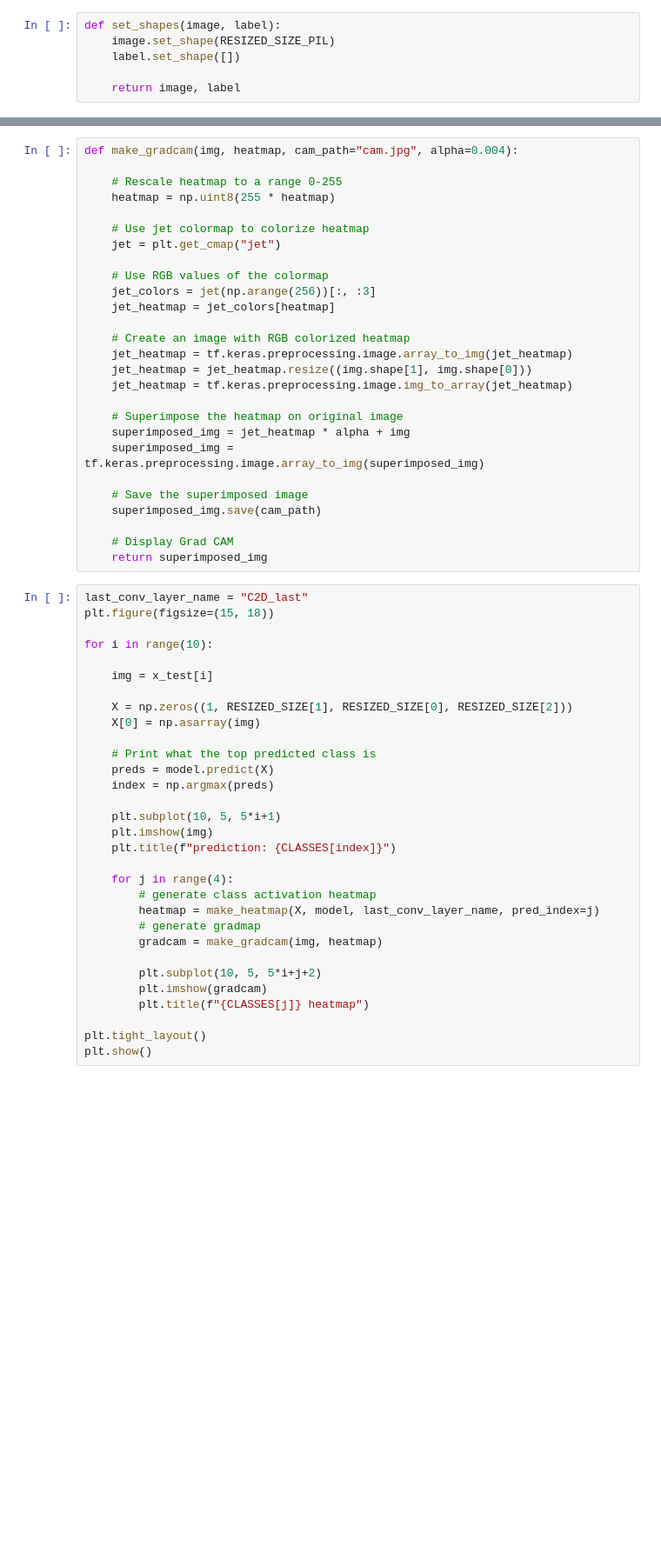
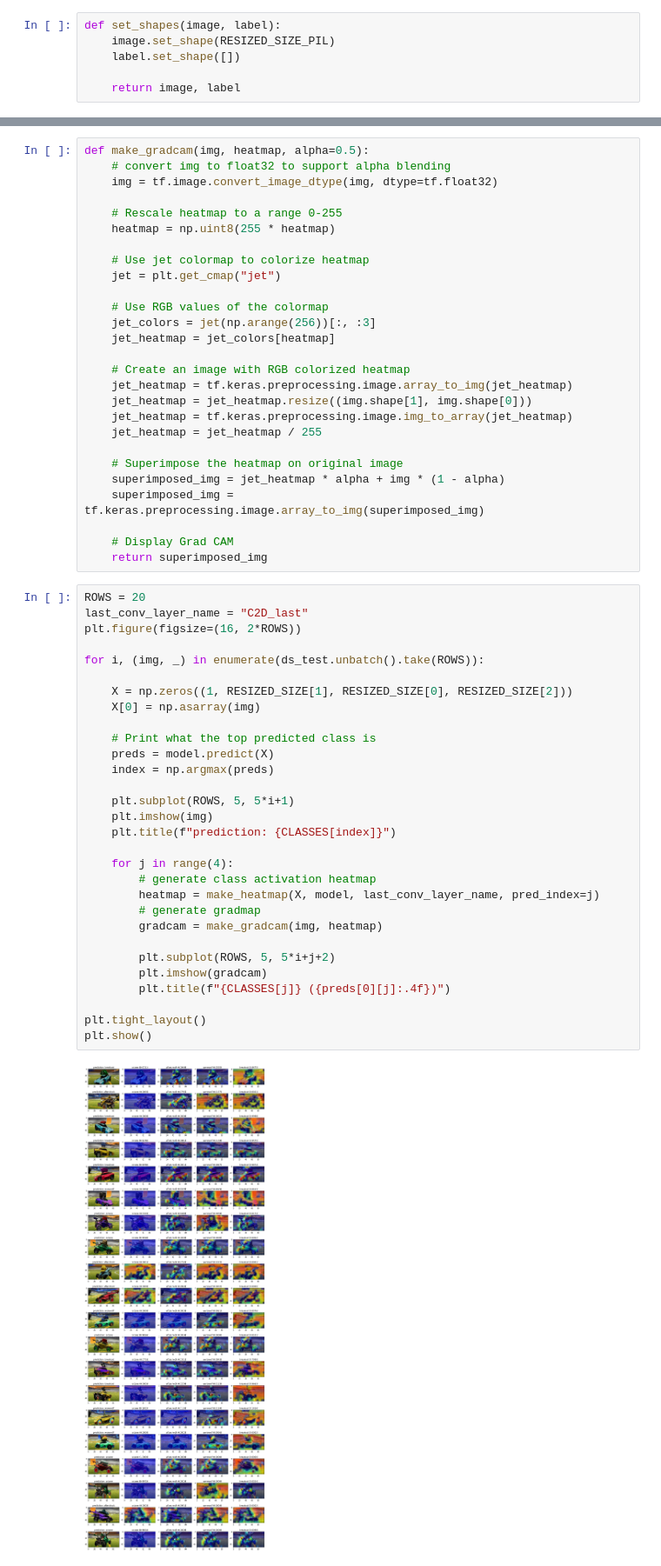
Before and after one commit to Tocard-Inc/Deep-Learning, a Jupyter notebook: src/notebook_train.ipynb, the cells around one changed output, grey strips where cells are left out. Shown at 87% size. Drawn from its saved outputs; the diff is of its cells as text; blank space fills up the shorter version.

```diff
--- a/src/notebook_train.ipynb
+++ b/src/notebook_train.ipynb
@@ -279,7 +285,9 @@ def make_heatmap(img_array, model, last_conv_layer_name, pred_index=None):
 
     return heatmap.numpy()
 # %%
-def make_gradcam(img, heatmap, cam_path="cam.jpg", alpha=0.004):
+def make_gradcam(img, heatmap, alpha=0.5):
+    # convert img to float32 to support alpha blending
+    img = tf.image.convert_image_dtype(img, dtype=tf.float32)
 
     # Rescale heatmap to a range 0-255
     heatmap = np.uint8(255 * heatmap)
@@ -295,44 +303,43 @@ def make_gradcam(img, heatmap, cam_path="cam.jpg", alpha=0.004):
     jet_heatmap = tf.keras.preprocessing.image.array_to_img(jet_heatmap)
     jet_heatmap = jet_heatmap.resize((img.shape[1], img.shape[0]))
     jet_heatmap = tf.keras.preprocessing.image.img_to_array(jet_heatmap)
+    jet_heatmap = jet_heatmap / 255
 
     # Superimpose the heatmap on original image
-    superimposed_img = jet_heatmap * alpha + img
+    superimposed_img = jet_heatmap * alpha + img * (1 - alpha)
     superimposed_img = tf.keras.preprocessing.image.array_to_img(superimposed_img)
-
-    # Save the superimposed image
-    superimposed_img.save(cam_path)
 
     # Display Grad CAM
     return superimposed_img
 # %%
+ROWS = 20
 last_conv_layer_name = "C2D_last"
-plt.figure(figsize=(15, 18))
+plt.figure(figsize=(16, 2*ROWS))
 
-for i in range(10):
-
-    img = x_test[i]
+for i, (img, _) in enumerate(ds_test.unbatch().take(ROWS)):
 
     X = np.zeros((1, RESIZED_SIZE[1], RESIZED_SIZE[0], RESIZED_SIZE[2]))
     X[0] = np.asarray(img)
 
     # Print what the top predicted class is
     preds = model.predict(X)
     index = np.argmax(preds)
 
-    plt.subplot(10, 5, 5*i+1)
+    plt.subplot(ROWS, 5, 5*i+1)
     plt.imshow(img)
     plt.title(f"prediction: {CLASSES[index]}")
 
     for j in range(4):
         # generate class activation heatmap
         heatmap = make_heatmap(X, model, last_conv_layer_name, pred_index=j)
         # generate gradmap
         gradcam = make_gradcam(img, heatmap)
 
-        plt.subplot(10, 5, 5*i+j+2)
+        plt.subplot(ROWS, 5, 5*i+j+2)
         plt.imshow(gradcam)
-        plt.title(f"{CLASSES[j]} heatmap")
+        plt.title(f"{CLASSES[j]} ({preds[0][j]:.4f})")
 
 plt.tight_layout()
 plt.show()
+# %% [output]
+[figure, added]
```
Also changed, not shown: parts of 15 cells of this notebook, 1 other file.
